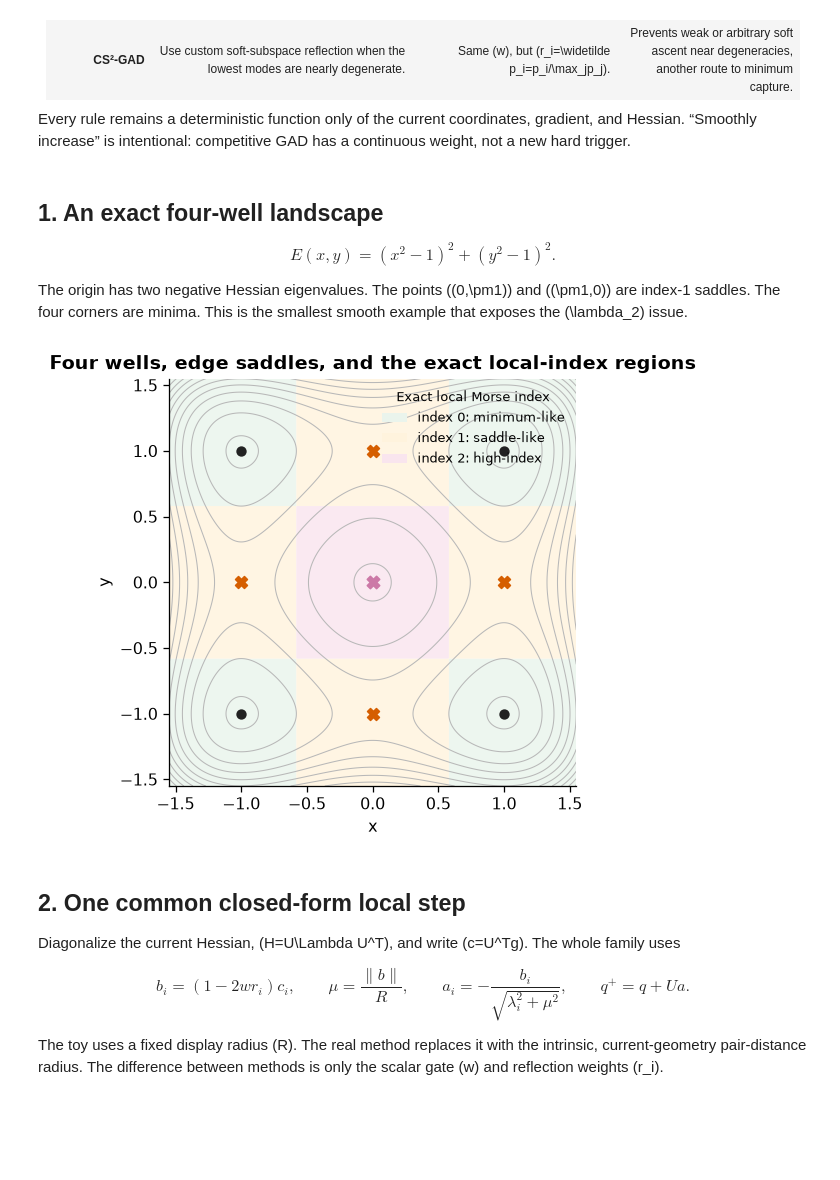
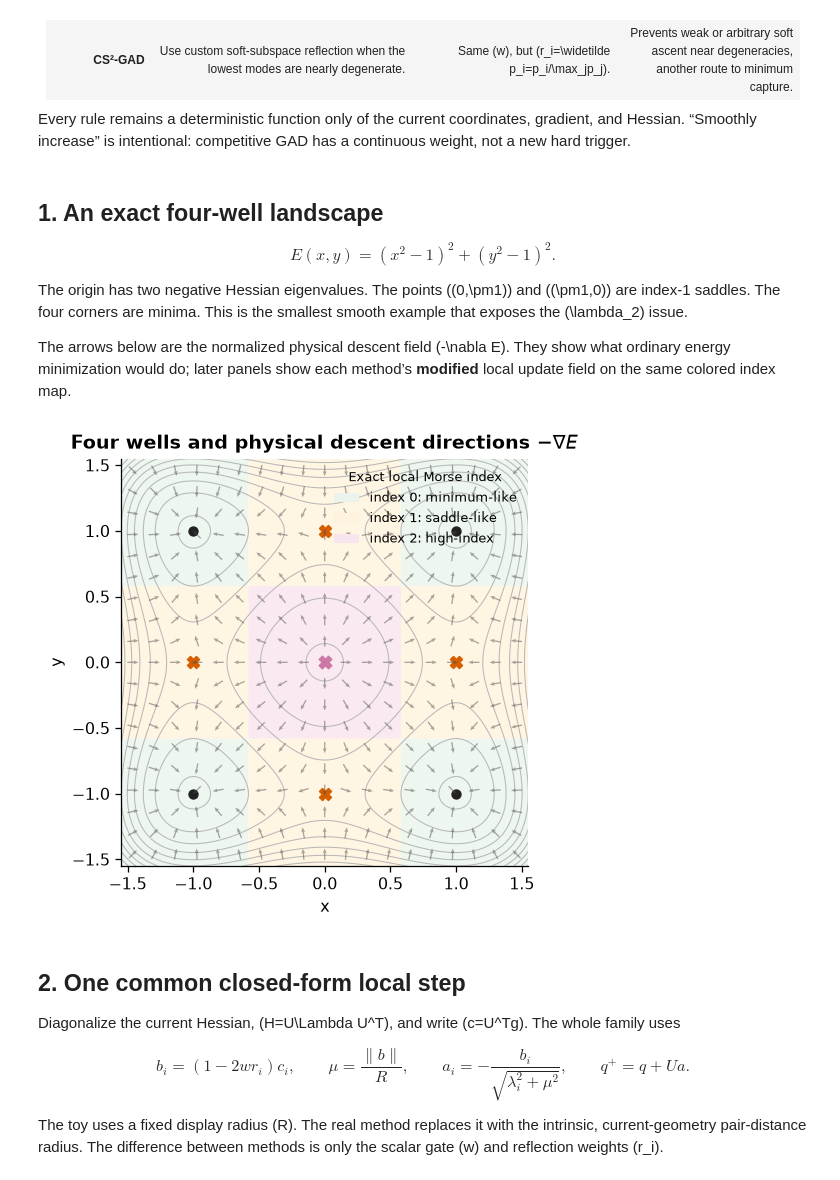
Before and after one commit to memo-ozdincer/GAD_plus, a Jupyter notebook: examples/gad_evolution_four_wells.ipynb, the cells around one changed output. Saved outputs shown, nothing was run; the diff lists cells and outputs as text; code cells hidden in the pictures; blank space fills up the shorter version.

Commit message:
Visualize descent and SS-GAD update fields

```diff
--- a/examples/gad_evolution_four_wells.ipynb
+++ b/examples/gad_evolution_four_wells.ipynb
@@ -47,6 +47,8 @@ E(x,y)=(x^2-1)^2+(y^2-1)^2.
 $$
 
 The origin has two negative Hessian eigenvalues. The points \((0,\pm1)\) and \((\pm1,0)\) are index-1 saddles. The four corners are minima. This is the smallest smooth example that exposes the \(\lambda_2\) issue.
+
+The arrows below are the normalized physical descent field \(-\nabla E\). They show what ordinary energy minimization would do; later panels show each method’s **modified** local update field on the same colored index map.
 # %%
 def E(q):
     x, y = q
@@ -58,35 +60,53 @@ def grad(q):
 
 def hess(q):
     x, y = q
     return np.diag([12*x*x - 4, 12*y*y - 4])
 
 grid = np.linspace(-1.55, 1.55, 300)
 X, Y = np.meshgrid(grid, grid)
 Z = (X*X - 1)**2 + (Y*Y - 1)**2
 # The Hessian is diagonal on this surface, so its exact local Morse index is cheap to show.
 INDEX = ((12*X*X - 4) < 0).astype(int) + ((12*Y*Y - 4) < 0).astype(int)
 INDEX_CMAP = plt.matplotlib.colors.ListedColormap(["#EAF4EC", "#FFF3DD", "#F9E5EE"])
 INDEX_LABELS = ("index 0: minimum-like", "index 1: saddle-like", "index 2: high-index")
 
 def draw_index_background(ax, *, legend=False):
     ax.contourf(X, Y, INDEX, levels=[-.5, .5, 1.5, 2.5], cmap=INDEX_CMAP, alpha=.82, antialiased=True)
     ax.contour(X, Y, Z, levels=np.linspace(.06, 5., 14), colors="#B8B8B8", linewidths=.65)
     if legend:
         from matplotlib.patches import Patch
         ax.legend(
             handles=[Patch(facecolor=INDEX_CMAP(i), edgecolor="none", label=label) for i, label in enumerate(INDEX_LABELS)],
             title="Exact local Morse index", frameon=False, loc="upper right", fontsize=8, title_fontsize=8,
         )
 
+def draw_normalized_field(ax, vectors, *, n=19, color="#4A4A4A", alpha=.48, width=.0032):
+    """Draw directions only: normalization keeps steep walls from hiding the topology."""
+    field_grid = np.linspace(-1.46, 1.46, n)
+    qx, qy = np.meshgrid(field_grid, field_grid)
+    points = np.column_stack([qx.ravel(), qy.ravel()])
+    directions = np.asarray([vectors(point) for point in points], dtype=float)
+    norms = np.linalg.norm(directions, axis=1)
+    keep = norms > 1e-10
+    directions[keep] *= .085 / norms[keep, None]
+    directions[~keep] = 0.
+    ax.quiver(
+        points[:, 0], points[:, 1], directions[:, 0], directions[:, 1],
+        angles="xy", scale_units="xy", scale=1, pivot="mid", color=color,
+        alpha=alpha, width=width, headwidth=3.0, headlength=3.7, headaxislength=3.3,
+        zorder=2,
+    )
+
 fig, ax = plt.subplots(figsize=(5.5, 4.6))
 draw_index_background(ax, legend=True)
+draw_normalized_field(ax, lambda q: -grad(q))
 ax.scatter([-1, -1, 1, 1], [-1, 1, -1, 1], c="#222222", s=30, label="minima")
 ax.scatter([0, 0, -1, 1], [-1, 1, 0, 0], c="#D55E00", marker="X", s=55, label="index-1 saddles")
 ax.scatter([0], [0], c="#CC79A7", marker="X", s=60, label="index-2 centre")
-ax.set(xlim=(-1.55, 1.55), ylim=(-1.55, 1.55), aspect="equal", xlabel="x", ylabel="y", title="Four wells, edge saddles, and the exact local-index regions")
+ax.set(xlim=(-1.55, 1.55), ylim=(-1.55, 1.55), aspect="equal", xlabel="x", ylabel="y", title=r"Four wells and physical descent directions $-\nabla E$")
 plt.show()
 # %% [output]
-[figure, old version]
+[figure, new version]
 # %% [markdown]
 ## 2. One common closed-form local step
 
```
Also changed, not shown: parts of 1 cell of this notebook.
